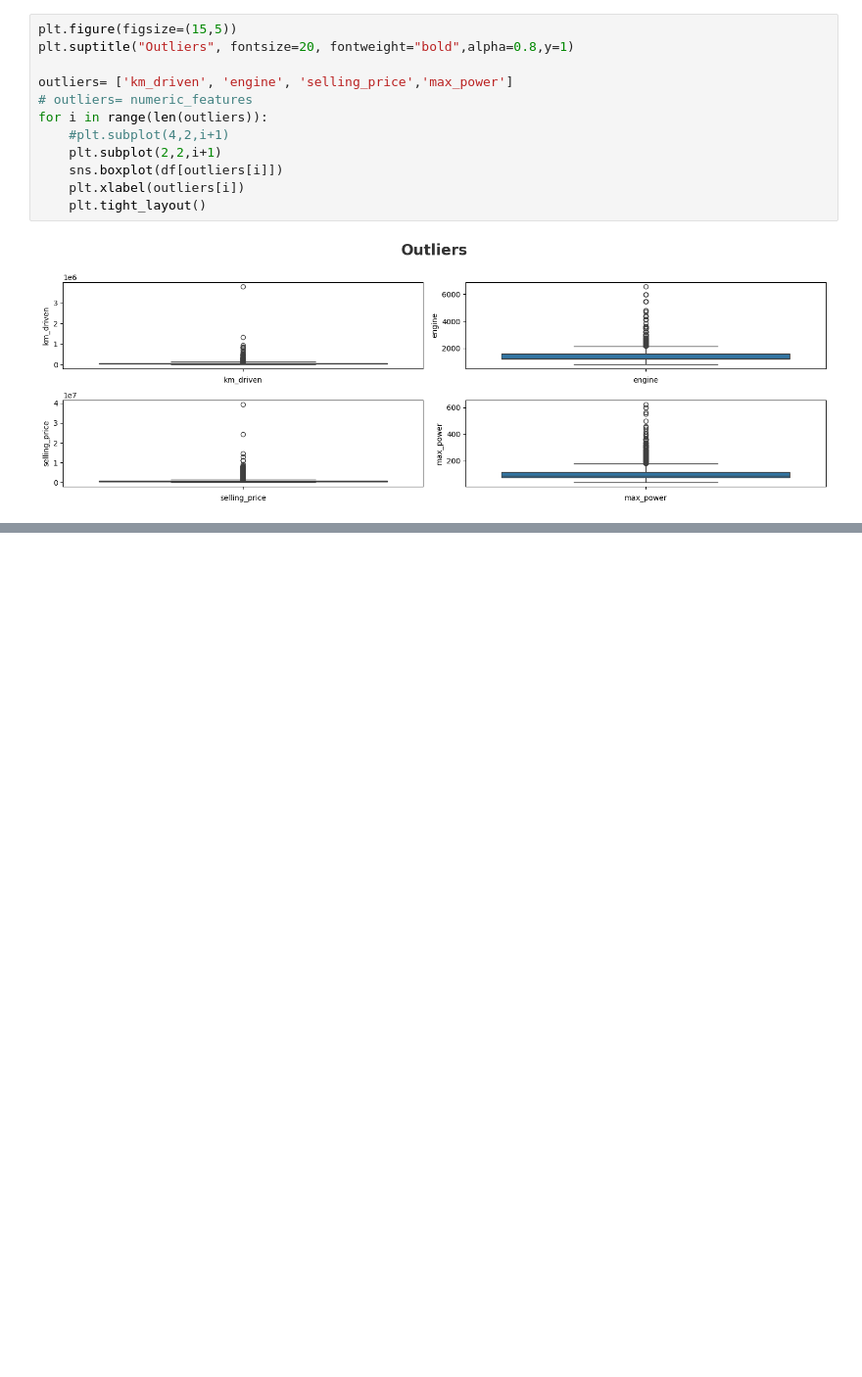
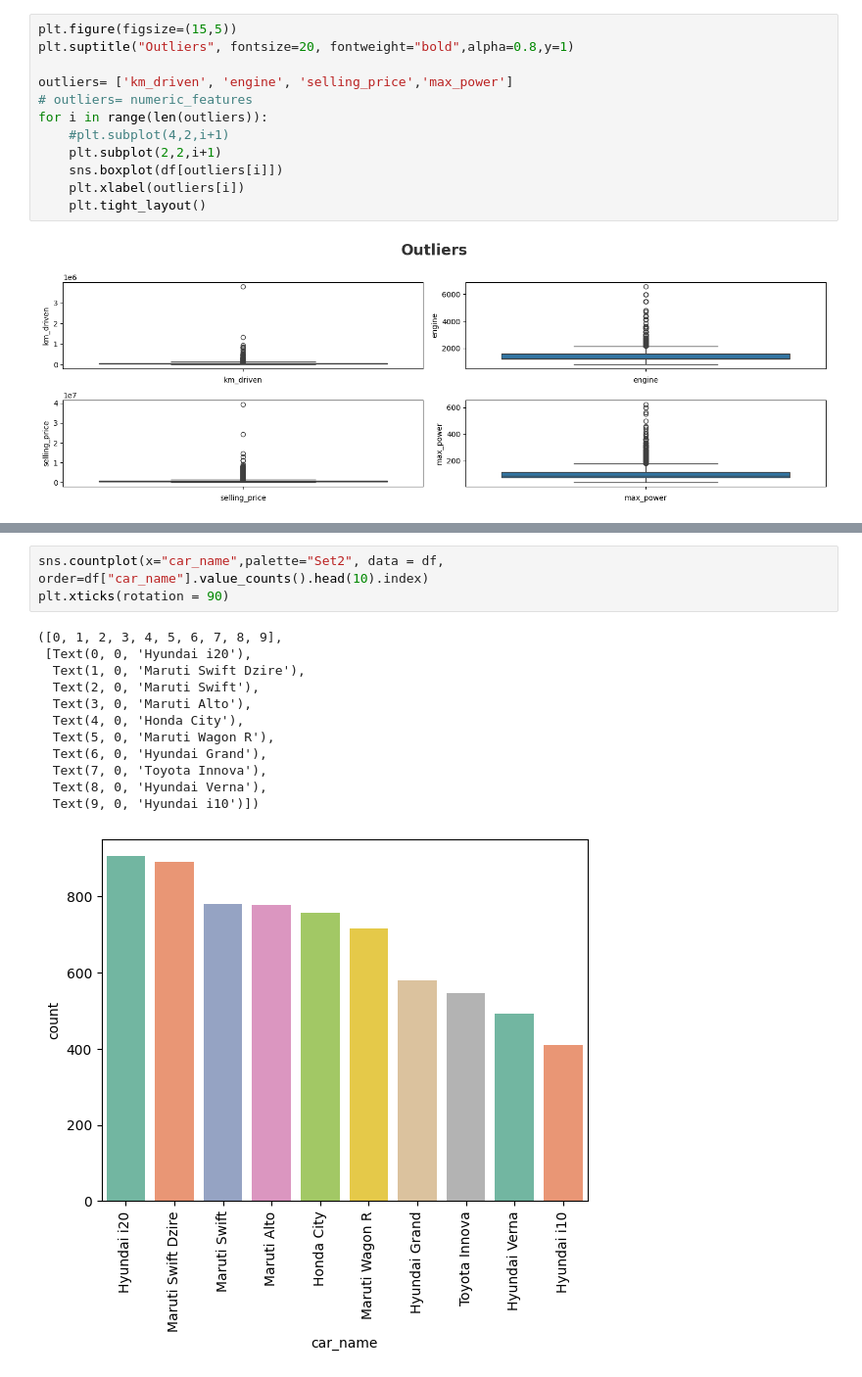
Before and after one commit to devansh6900/carpricepredictor, a Jupyter notebook: main.ipynb, the cells around one changed output, grey strips where cells are left out. Shown at 98% size. Cells and saved outputs as stored; diff of their text form; blank space fills up the shorter version.

```diff
--- a/main.ipynb
+++ b/main.ipynb
@@ -451,0 +622,16 @@ for i in range(len(outliers)):
+# %%
+sns.countplot(x="car_name",palette="Set2", data = df, order=df["car_name"].value_counts().head(10).index)
+plt.xticks(rotation = 90)
+# %% [output]
+([0, 1, 2, 3, 4, 5, 6, 7, 8, 9],
+ [Text(0, 0, 'Hyundai i20'),
+  Text(1, 0, 'Maruti Swift Dzire'),
+  Text(2, 0, 'Maruti Swift'),
+  Text(3, 0, 'Maruti Alto'),
+  Text(4, 0, 'Honda City'),
+  Text(5, 0, 'Maruti Wagon R'),
+  Text(6, 0, 'Hyundai Grand'),
+  Text(7, 0, 'Toyota Innova'),
+  Text(8, 0, 'Hyundai Verna'),
+  Text(9, 0, 'Hyundai i10')])
+[figure, added]
```
Also changed, not shown: parts of 60 cells of this notebook.
